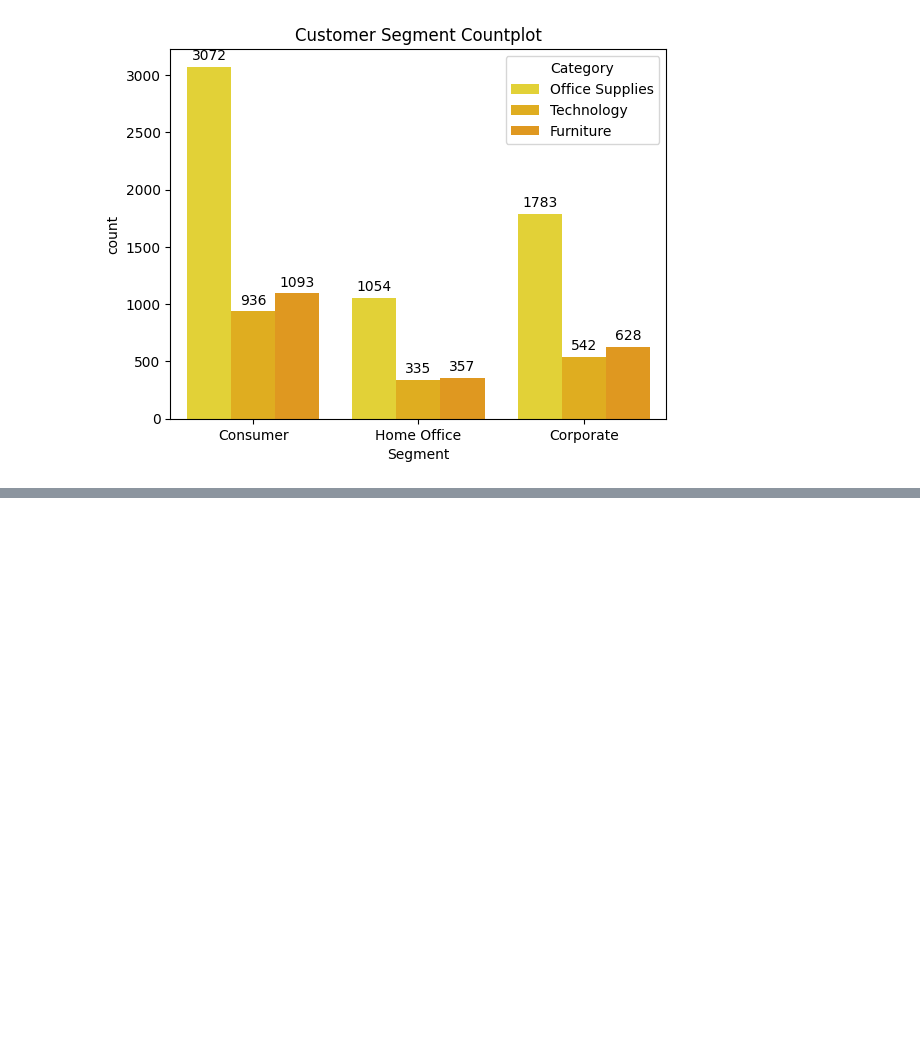
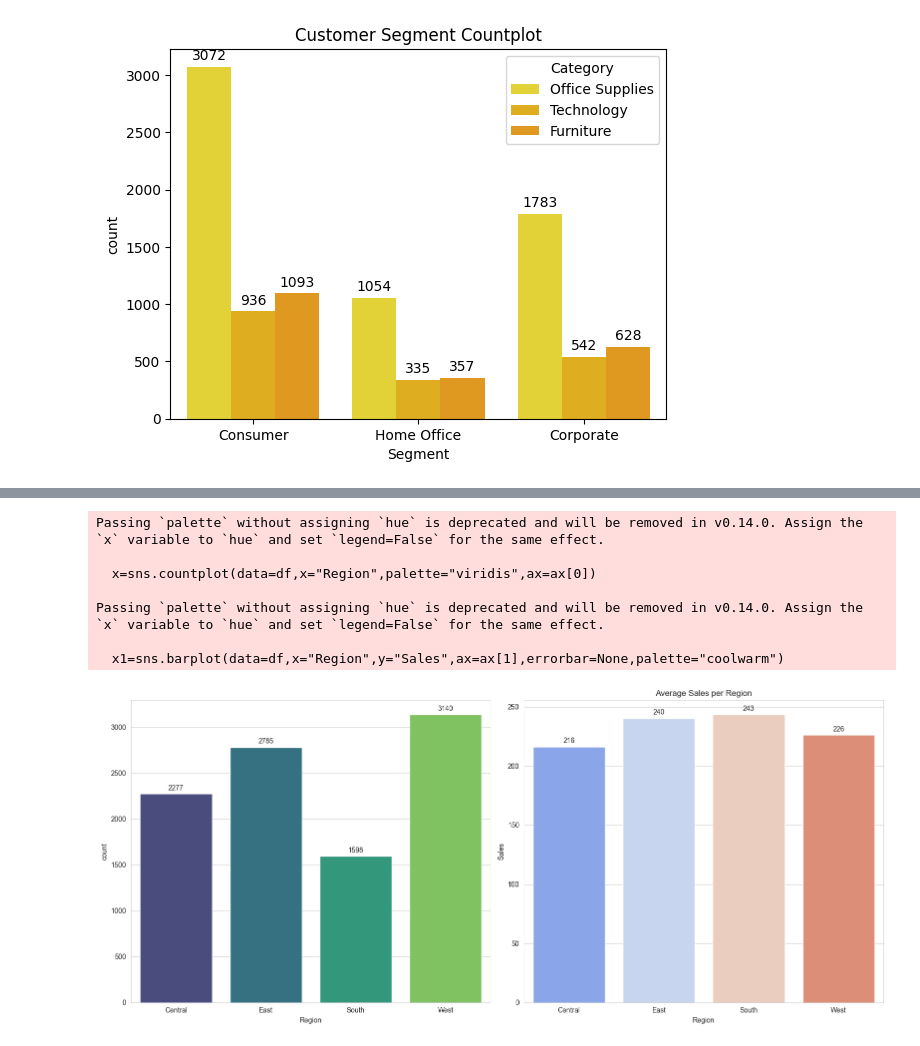
Before and after one commit to houssinekhlif/Project-1, a Jupyter notebook: DeliveryDelay+SalesForecasting.ipynb, the cells around one changed output, grey strips where cells are left out. Drawn from its saved outputs; the diff is of its cells as text; code cells hidden in the pictures; blank space fills up the shorter version.

```diff
--- a/DeliveryDelay+SalesForecasting.ipynb
+++ b/DeliveryDelay+SalesForecasting.ipynb
@@ -211,0 +216,22 @@ Text(0.5, 1.0, 'Customer Segment Countplot')
+# %%
+sns.set_style('whitegrid')
+fig, ax=plt.subplots(ncols=2,nrows=1,figsize=(16,7))
+x=sns.countplot(data=df,x="Region",palette="viridis",ax=ax[0])
+x1=sns.barplot(data=df,x="Region",y="Sales",ax=ax[1],errorbar=None,palette="coolwarm")
+plt.title("Average Sales per Region")
+# Add value labels
+for container in x.containers:
+    x.bar_label(container, fmt='%d', label_type='edge', padding=3)
+for container in x1.containers:
+    x1.bar_label(container, fmt='%d', label_type='edge', padding=3)
+plt.tight_layout()
+plt.show()
+# %% [output]
+Passing `palette` without assigning `hue` is deprecated and will be removed in v0.14.0. Assign the `x` variable to `hue` and set `legend=False` for the same effect.
+
+  x=sns.countplot(data=df,x="Region",palette="viridis",ax=ax[0])
+
+Passing `palette` without assigning `hue` is deprecated and will be removed in v0.14.0. Assign the `x` variable to `hue` and set `legend=False` for the same effect.
+
+  x1=sns.barplot(data=df,x="Region",y="Sales",ax=ax[1],errorbar=None,palette="coolwarm")
+[figure, added]
```
Also changed, not shown: parts of 29 cells of this notebook.
